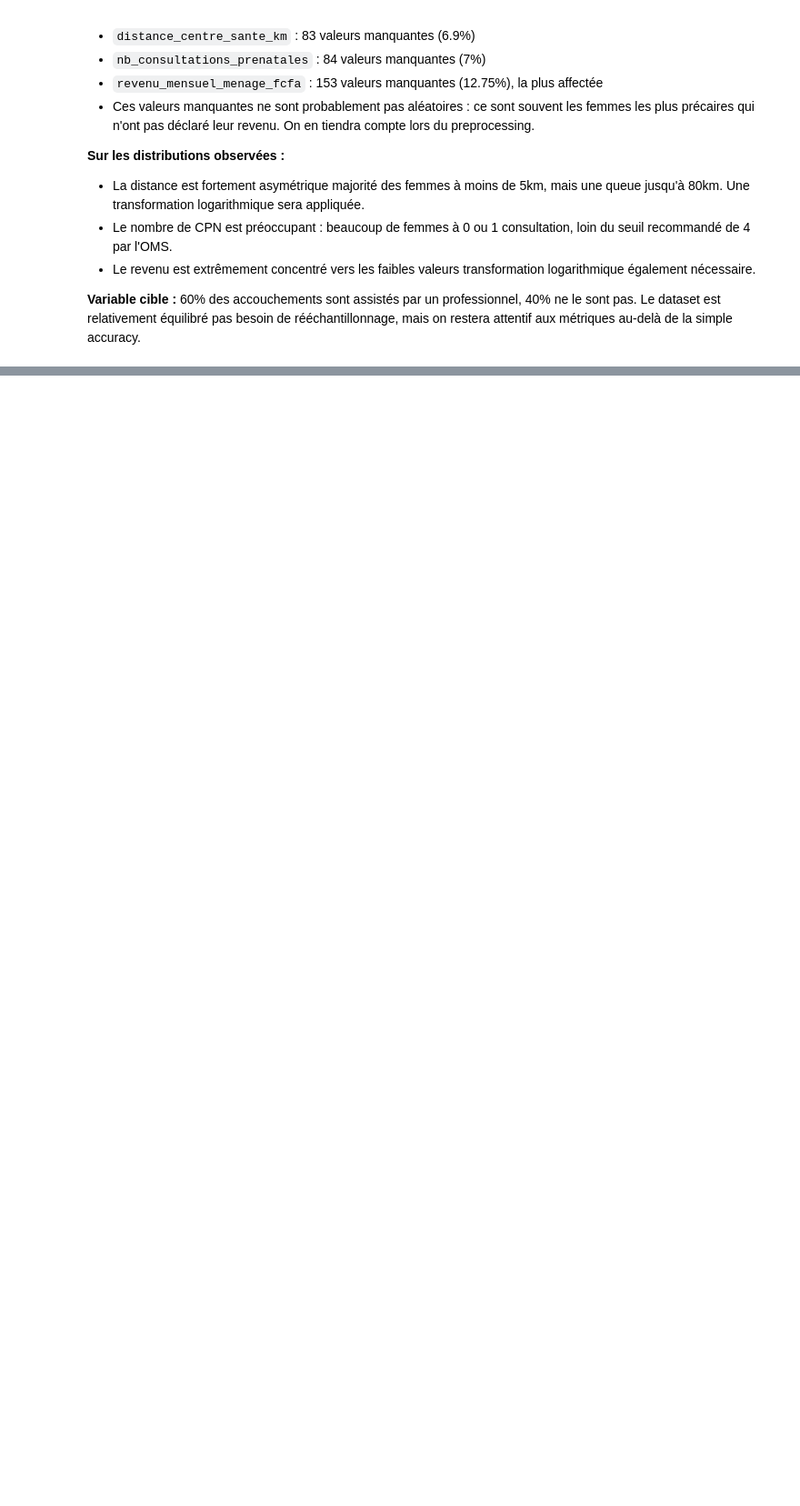
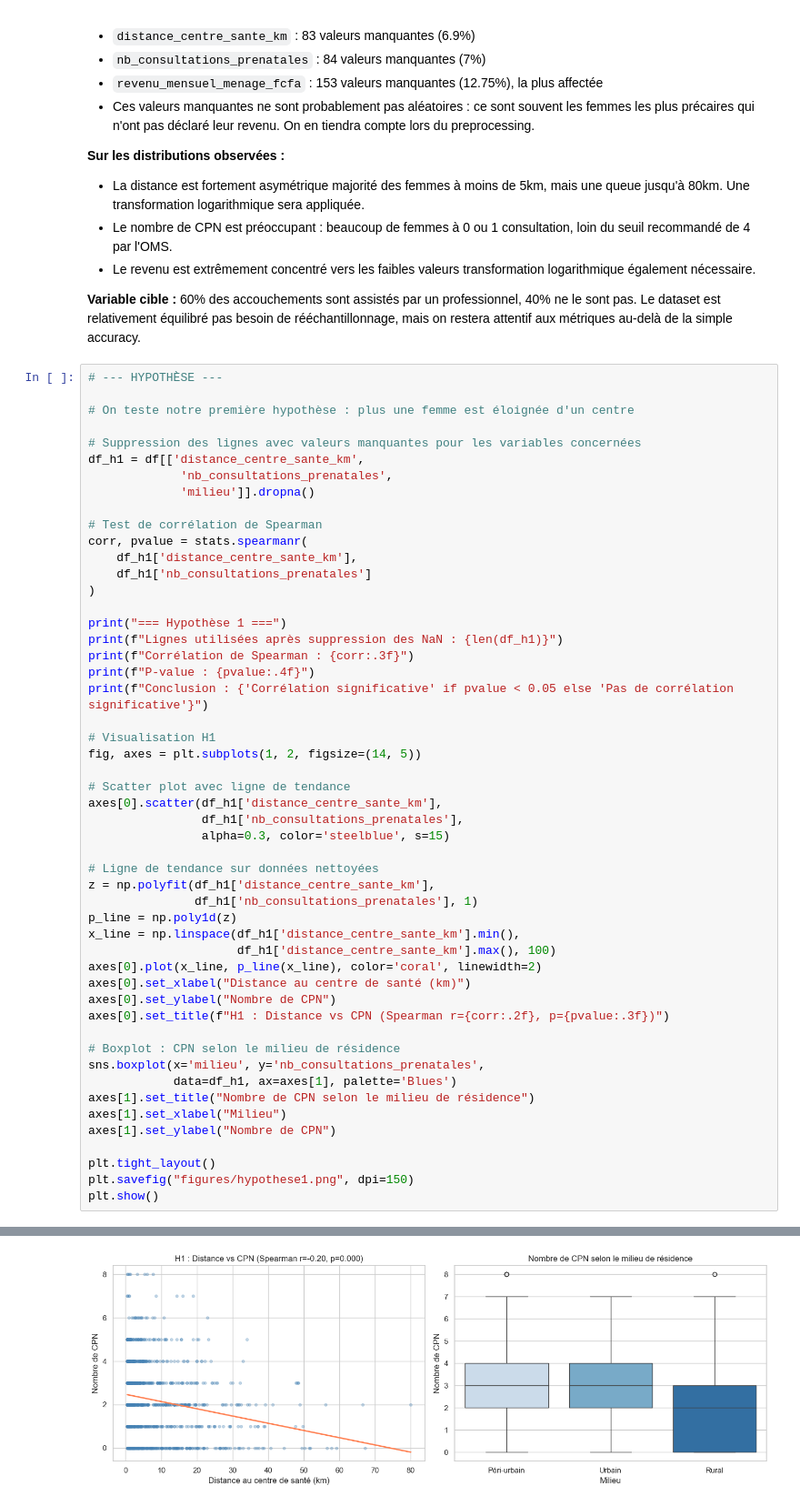
Before and after one commit to mirfou111/flesh-etrilab_test-evaluation, a Jupyter notebook: analyse_sante_maternelle.ipynb, the cells around one changed output, grey strips where cells are left out. Shown at 91% size. Cells and saved outputs as stored; diff of their text form; blank space fills up the shorter version.

```diff
--- a/analyse_sante_maternelle.ipynb
+++ b/analyse_sante_maternelle.ipynb
@@ -139,3 +140,55 @@ avant d'aller plus loin :
 **Variable cible :** 60% des accouchements sont assistés par un professionnel,
 40% ne le sont pas. Le dataset est relativement équilibré pas besoin de
 rééchantillonnage, mais on restera attentif aux métriques au-delà de la simple accuracy.
+# %%
+# --- HYPOTHÈSE ---
+
+# On teste notre première hypothèse : plus une femme est éloignée d'un centre
+
+# Suppression des lignes avec valeurs manquantes pour les variables concernées
+df_h1 = df[['distance_centre_sante_km',
+             'nb_consultations_prenatales',
+             'milieu']].dropna()
+
+# Test de corrélation de Spearman
+corr, pvalue = stats.spearmanr(
+    df_h1['distance_centre_sante_km'],
+    df_h1['nb_consultations_prenatales']
+)
+
+print("=== Hypothèse 1 ===")
+print(f"Lignes utilisées après suppression des NaN : {len(df_h1)}")
+print(f"Corrélation de Spearman : {corr:.3f}")
+print(f"P-value : {pvalue:.4f}")
+print(f"Conclusion : {'Corrélation significative' if pvalue < 0.05 else 'Pas de corrélation significative'}")
+
+# Visualisation H1
+fig, axes = plt.subplots(1, 2, figsize=(14, 5))
+
+# Scatter plot avec ligne de tendance
+axes[0].scatter(df_h1['distance_centre_sante_km'],
+                df_h1['nb_consultations_prenatales'],
+                alpha=0.3, color='steelblue', s=15)
+
+# Ligne de tendance sur données nettoyées
+z = np.polyfit(df_h1['distance_centre_sante_km'],
+               df_h1['nb_consultations_prenatales'], 1)
+p_line = np.poly1d(z)
+x_line = np.linspace(df_h1['distance_centre_sante_km'].min(),
+                     df_h1['distance_centre_sante_km'].max(), 100)
+axes[0].plot(x_line, p_line(x_line), color='coral', linewidth=2)
+axes[0].set_xlabel("Distance au centre de santé (km)")
+axes[0].set_ylabel("Nombre de CPN")
+axes[0].set_title(f"H1 : Distance vs CPN (Spearman r={corr:.2f}, p={pvalue:.3f})")
+
+# Boxplot : CPN selon le milieu de résidence
+sns.boxplot(x='milieu', y='nb_consultations_prenatales',
+            data=df_h1, ax=axes[1], palette='Blues')
+axes[1].set_title("Nombre de CPN selon le milieu de résidence")
+axes[1].set_xlabel("Milieu")
+axes[1].set_ylabel("Nombre de CPN")
+
+plt.tight_layout()
+plt.savefig("figures/hypothese1.png", dpi=150)
+plt.show()
+# %% [output]
@@ -141,0 +200 @@ rééchantillonnage, mais on restera attentif aux métriques au-delà de la simp
+[figure, added]
```
Also changed, not shown: parts of 7 cells of this notebook.
